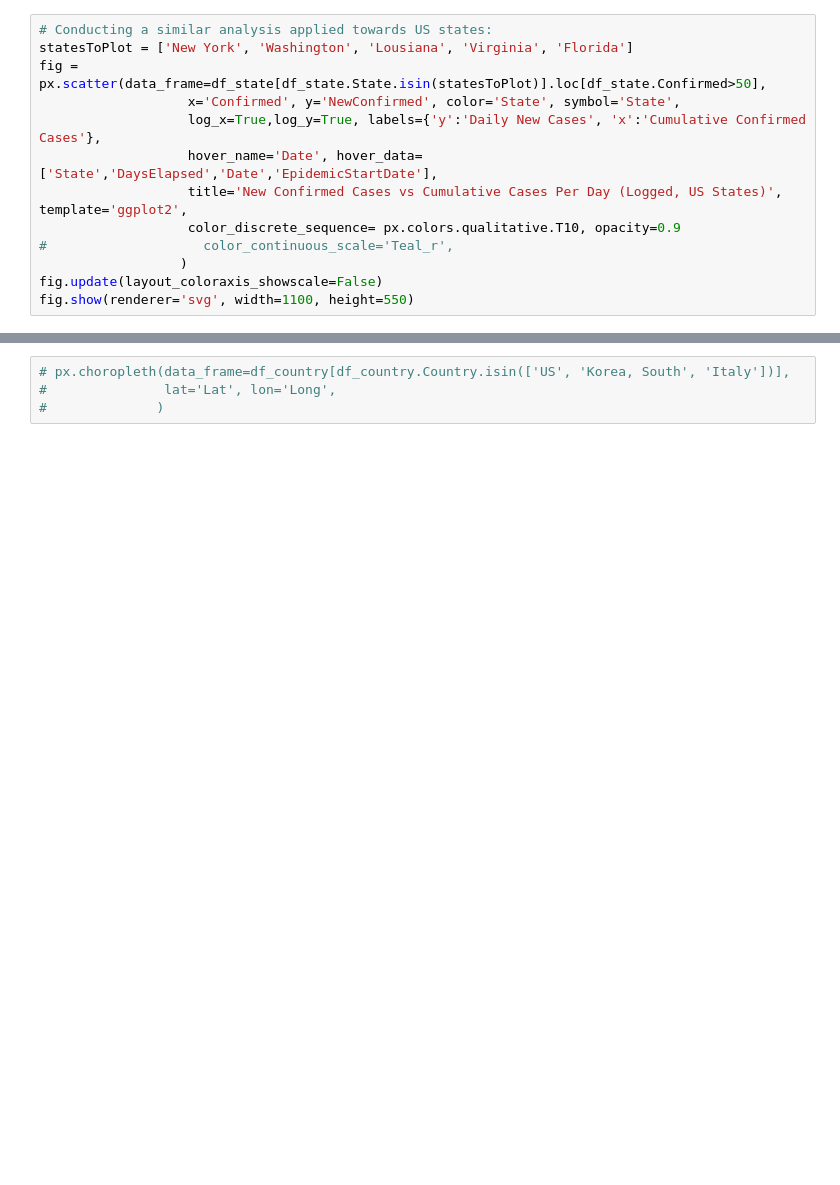
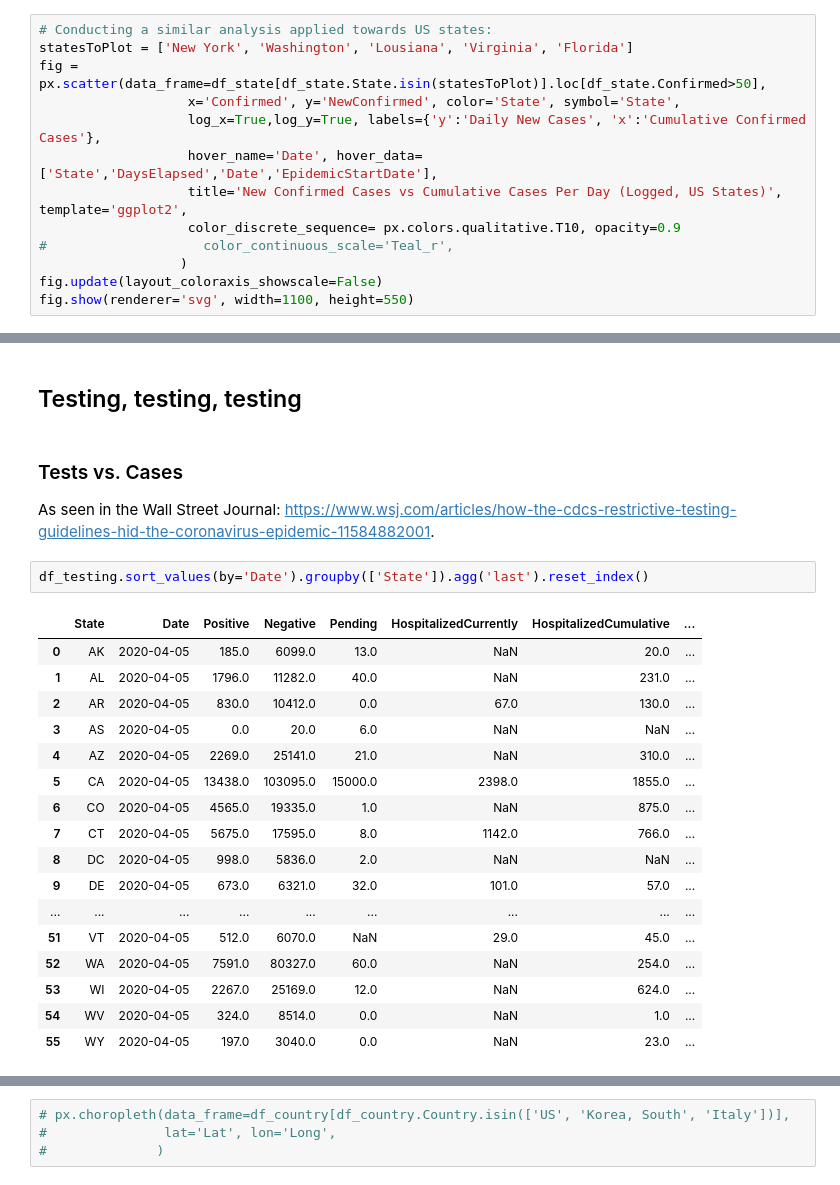
Before and after one commit to ishaandey/covid-19, a Jupyter notebook: covid_viz.ipynb, the cells around one changed output, grey strips where cells are left out. Saved outputs shown, nothing was run; the diff lists cells and outputs as text; blank space fills up the shorter version.

```diff
--- a/covid_viz.ipynb
+++ b/covid_viz.ipynb
@@ -156,3 +162,28 @@ New York entered containment on 2020-03-23
 New Jersey entered containment on 2020-03-22
 Washington entered containment on 2020-03-23
 Virginia entered containment on 2020-03-30
+# %% [markdown]
+## Testing, testing, testing
+# %% [markdown]
+### Tests vs. Cases
+As seen in the Wall Street Journal: https://www.wsj.com/articles/how-the-cdcs-restrictive-testing-guidelines-hid-the-coronavirus-epidemic-11584882001.
+# %%
+df_testing.sort_values(by='Date').groupby(['State']).agg('last').reset_index()
+# %% [output]
+|  | State | Date | Positive | Negative | Pending | HospitalizedCurrently | HospitalizedCumulative | ... |
+| 0 | AK | 2020-04-05 | 185.0 | 6099.0 | 13.0 | NaN | 20.0 | ... |
+| 1 | AL | 2020-04-05 | 1796.0 | 11282.0 | 40.0 | NaN | 231.0 | ... |
+| 2 | AR | 2020-04-05 | 830.0 | 10412.0 | 0.0 | 67.0 | 130.0 | ... |
+| 3 | AS | 2020-04-05 | 0.0 | 20.0 | 6.0 | NaN | NaN | ... |
+| 4 | AZ | 2020-04-05 | 2269.0 | 25141.0 | 21.0 | NaN | 310.0 | ... |
+| 5 | CA | 2020-04-05 | 13438.0 | 103095.0 | 15000.0 | 2398.0 | 1855.0 | ... |
+| 6 | CO | 2020-04-05 | 4565.0 | 19335.0 | 1.0 | NaN | 875.0 | ... |
+| 7 | CT | 2020-04-05 | 5675.0 | 17595.0 | 8.0 | 1142.0 | 766.0 | ... |
+| 8 | DC | 2020-04-05 | 998.0 | 5836.0 | 2.0 | NaN | NaN | ... |
+| 9 | DE | 2020-04-05 | 673.0 | 6321.0 | 32.0 | 101.0 | 57.0 | ... |
+| ... | ... | ... | ... | ... | ... | ... | ... | ... |
+| 51 | VT | 2020-04-05 | 512.0 | 6070.0 | NaN | 29.0 | 45.0 | ... |
+| 52 | WA | 2020-04-05 | 7591.0 | 80327.0 | 60.0 | NaN | 254.0 | ... |
+| 53 | WI | 2020-04-05 | 2267.0 | 25169.0 | 12.0 | NaN | 624.0 | ... |
+| 54 | WV | 2020-04-05 | 324.0 | 8514.0 | 0.0 | NaN | 1.0 | ... |
+| 55 | WY | 2020-04-05 | 197.0 | 3040.0 | 0.0 | NaN | 23.0 | ... |
```
Also changed, not shown: parts of 10 cells of this notebook, 1 other file.
